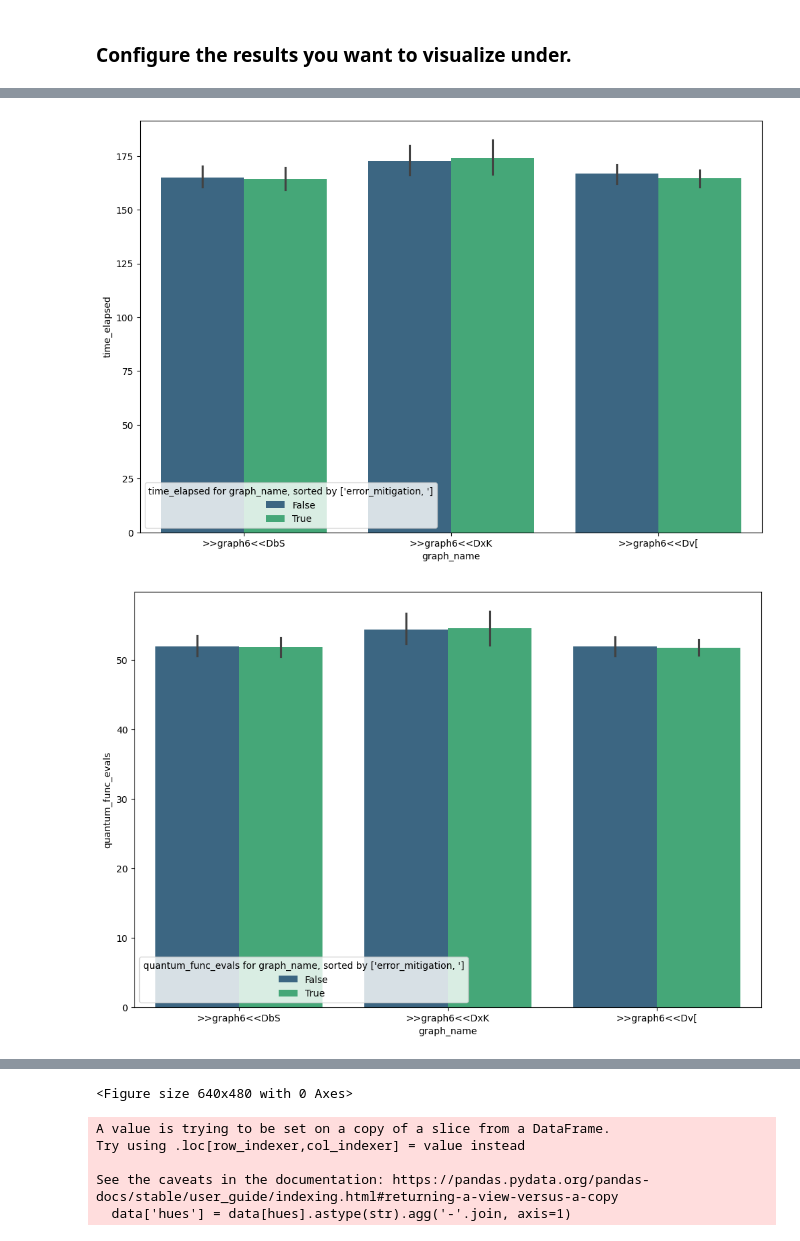
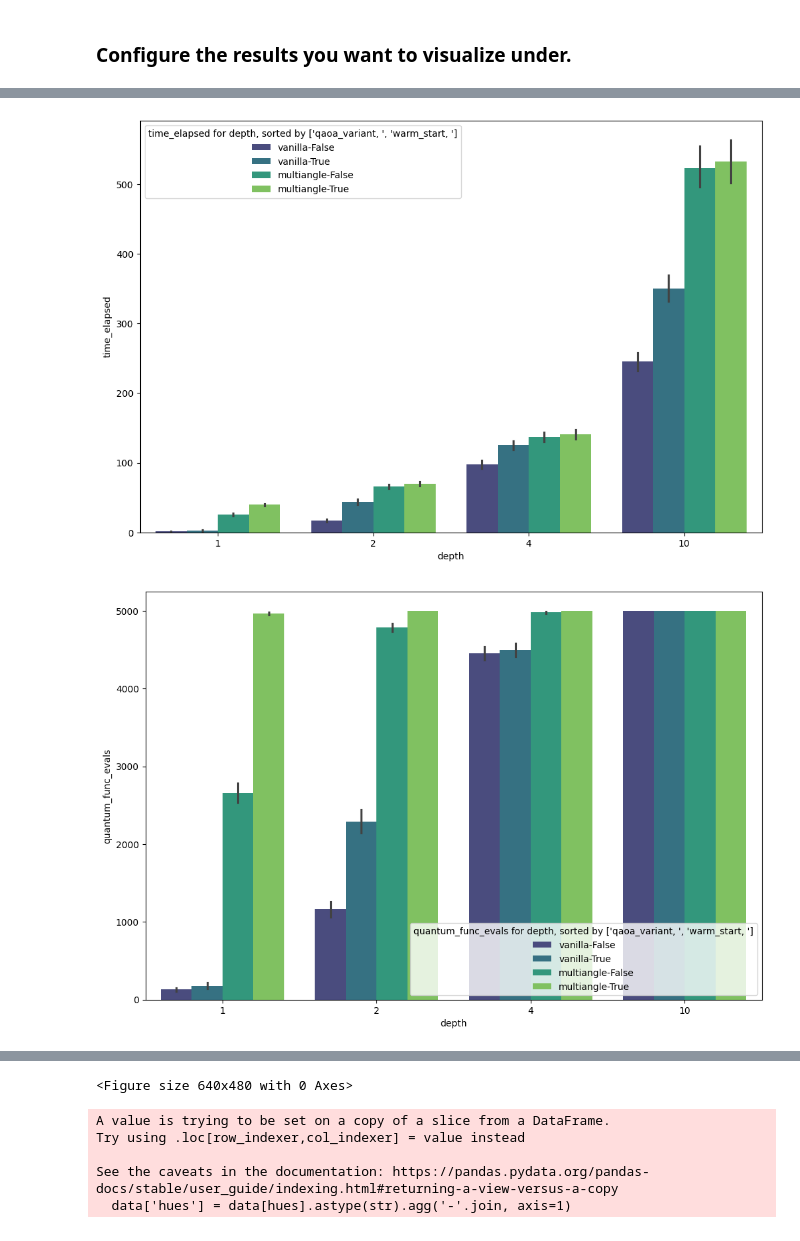
Before and after one commit to Smeidir/QAOA, a Jupyter notebook: results_visualizer.ipynb, the cells around one changed output, grey strips where cells are left out. Cells and saved outputs as stored; diff of their text form; code cells hidden in the pictures.

```diff
--- a/results_visualizer.ipynb
+++ b/results_visualizer.ipynb
@@ -67,7 +68,13 @@ import numpy as np
            "results/results_papergraph_depth_{2, 10}MaxCut_50RI.csv",
            "results/results_papergraph_depth_{2, 4, 6, 8, 10}.csv",
            "results/results_papergraph_depth_{2, 10}.csv"]"""
-strings = ['results/results_papergraph_error_mitigation_{False, True}.csv']
+strings = [
+    "results/results_papergraph_depth_{1, 2, 4}_warm_start_{False, True}.csv",
+    "results/results_papergraph_param_initialization_{'gaussian', 'static'}_depth_{1, 2, 10, 4}_warm_start_{False, True}.csv",
+    "results/results_papergraph_param_initialization_{'gaussian', 'static'}_depth_{1, 2, 4}_warm_start_{False, True}.csv",
+    "results/results_papergraph_param_initialization_{'static', 'gaussian'}_depth_{1, 2, 4}_warm_start_{False, True}.csv",
+    "results/results_papergraph_param_initialization_{'static', 'gaussian'}_warm_start_{False, True}.csv"
+]
 
 
 
@@ -114,9 +212,8 @@ Name: count, dtype: int64
 # %%
-
-
+results = results[results['backend_mode'] =='statevector']
 y_values = ['ratio', 'time_elapsed', 'quantum_func_evals', 'percent_measure_optimal']
-x = 'graph_name'
-hues = ['error_mitigation']
+x = 'depth'
+hues = ['qaoa_variant','warm_start']
 
 for y in y_values:
     visualize(results, y, x, hues, 'bar')
@@ -126,2 +223,2 @@ plt.tight_layout()
-[figure, old version]
+[figure, new version]
-[figure, old version]
+[figure, new version]
```
Also changed, not shown: parts of 6 cells of this notebook, 4 other files.
